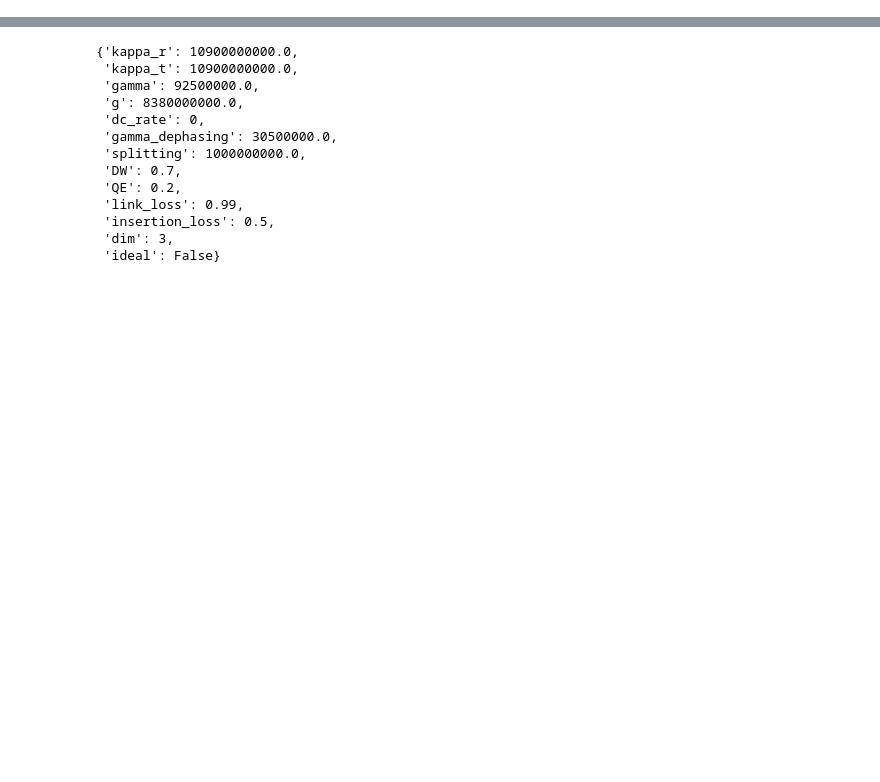
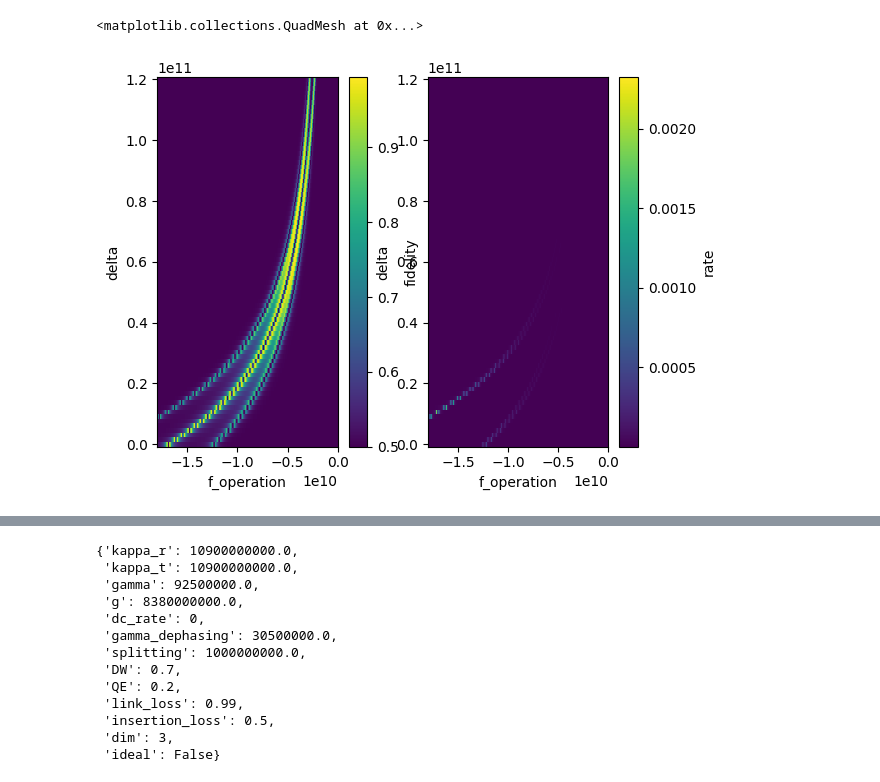
Before and after one commit to QuTech-Delft/QuREBB, a Jupyter notebook: tutorial_simulations/notebooks/Tutorial sweep.ipynb, the cells around one changed output, grey strips where cells are left out. Cells and saved outputs as stored; diff of their text form; code cells hidden in the pictures; blank space fills up the shorter version.

```diff
--- a/tutorial_simulations/notebooks/Tutorial sweep.ipynb
+++ b/tutorial_simulations/notebooks/Tutorial sweep.ipynb
@@ -44,0 +75,9 @@ emission_params.update(common_params)
+# %%
+sweep_params_projector ={
+
+    'delta': np.linspace(0e9,120e9, int(60)),
+
+    'f_operation': np.linspace(-18e9,0e9, int(1000)),
+}
+# %%
+ps_B = protocol.ProtocolSweep(ProtocolB, projector_params, sweep_params_projector,save_results=True, save_folder=save_path, save_name='ProtocolB')
@@ -44,0 +88,7 @@ emission_params.update(common_params)
+# %%
+fig, ax = plt.subplots(1,2)
+ps_B.dataset.fidelity.plot(ax=ax[0])
+ps_B.dataset.rate.plot(ax=ax[1])
+# %% [output]
+<matplotlib.collections.QuadMesh at 0x...>
+[figure, added]
```
Also changed, not shown: parts of 36 cells of this notebook, 26 other files.
